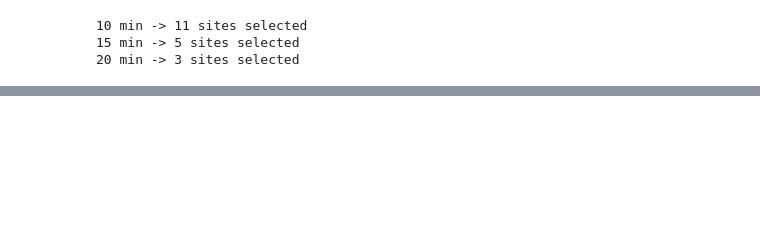
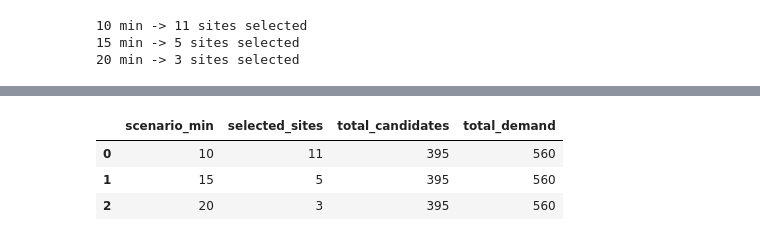
Before and after one commit to dk546/ev-charging-nairobi, a Jupyter notebook: notebooks/01_ev_nairobi_setcover.ipynb, the cells around one changed output, grey strips where cells are left out. Cells and saved outputs as stored; diff of their text form; code cells hidden in the pictures; blank space fills up the shorter version.

```diff
--- a/notebooks/01_ev_nairobi_setcover.ipynb
+++ b/notebooks/01_ev_nairobi_setcover.ipynb
@@ -142,21 +176,3 @@ for t in TIME_THRESHOLDS_MIN:
 10 min -> 11 sites selected
 15 min -> 5 sites selected
 20 min -> 3 sites selected
-# %%
-center = [boundary.geometry.centroid.y.values[0], boundary.geometry.centroid.x.values[0]]
-m = folium.Map(location=center, zoom_start=11)
-
-# add candidate sites
-for _, r in candidates.iterrows():
-    folium.CircleMarker([r.geometry.y, r.geometry.x], radius=3, color="gray").add_to(m)
-
-# add selected sites for each scenario
-colors = {10:"red", 15:"blue", 20:"green"}
-for t, picks in results.items():
-    for i in picks:
-        r = candidates.iloc[i]
-        folium.Marker([r.geometry.y, r.geometry.x],
-                      popup=f"{r.get('name', r['id'])} ({t}min)",
-                      icon=folium.Icon(color=colors[t])).add_to(m)
-
-m
@@ -165,0 +179,25 @@ m
+# %%
+
+RESULTS_DIR = "results"
+os.makedirs(RESULTS_DIR, exist_ok=True)
+
+# save selected sites per scenario (drop geometry for easy CSV view)
+for t, picks in results.items():
+    out = candidates.iloc[picks].copy()
+    out["scenario_min"] = t
+    out.drop(columns="geometry").to_csv(f"{RESULTS_DIR}/selected_sites_{t}min.csv", index=False)
+
+# coverage summary
+summary = pd.DataFrame({
+    "scenario_min": list(results.keys()),
+    "selected_sites": [len(results[t]) for t in results],
+    "total_candidates": len(candidates),
+    "total_demand": len(demand),
+})
+summary.sort_values("scenario_min").to_csv(f"{RESULTS_DIR}/coverage_summary.csv", index=False)
+summary.sort_values("scenario_min")
+# %% [output]
+|  | scenario_min | selected_sites | total_candidates | total_demand |
+| 0 | 10 | 11 | 395 | 560 |
+| 1 | 15 | 5 | 395 | 560 |
+| 2 | 20 | 3 | 395 | 560 |
```
Also changed, not shown: parts of 9 cells of this notebook, 5 other files.
